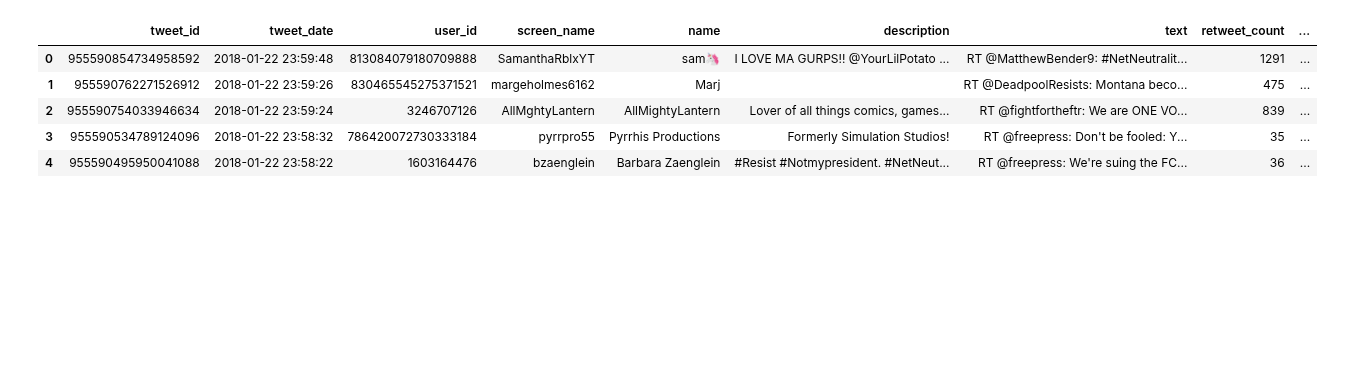
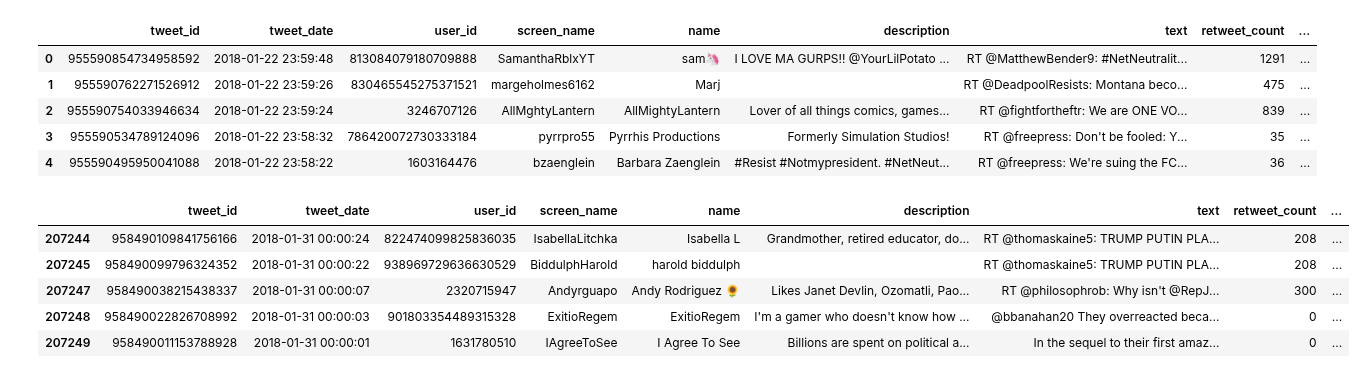
Before and after one commit to bouncebarkrun/Springboard-Data-Science-Career-Track, a Jupyter notebook: 2nd Capstone Project/Code/Capstone 2 Data Wrangling and Exploratory Data Analysis.ipynb, the cells around one changed output. Drawn from its saved outputs; the diff is of its cells as text; code cells hidden in the pictures; blank space fills up the shorter version.

```diff
--- a/2nd Capstone Project/Code/Capstone 2 Data Wrangling and Exploratory Data Analysis.ipynb
+++ b/2nd Capstone Project/Code/Capstone 2 Data Wrangling and Exploratory Data Analysis.ipynb
@@ -109,0 +120,9 @@ from collections import Counter
+# %%
+df.tail()
+# %% [output]
+|  | tweet_id | tweet_date | user_id | screen_name | name | description | text | retweet_count | ... |
+| 207244 | 958490109841756166 | 2018-01-31 00:00:24 | 822474099825836035 | IsabellaLitchka | Isabella L | Grandmother, retired educator, do... | RT @thomaskaine5: TRUMP PUTIN PLA... | 208 | ... |
+| 207245 | 958490099796324352 | 2018-01-31 00:00:22 | 938969729636630529 | BiddulphHarold | harold biddulph |  | RT @thomaskaine5: TRUMP PUTIN PLA... | 208 | ... |
+| 207247 | 958490038215438337 | 2018-01-31 00:00:07 | 2320715947 | Andyrguapo | Andy Rodriguez 🌻 | Likes Janet Devlin, Ozomatli, Pao... | RT @philosophrob: Why isn't @RepJ... | 300 | ... |
+| 207248 | 958490022826708992 | 2018-01-31 00:00:03 | 901803354489315328 | ExitioRegem | ExitioRegem | I'm a gamer who doesn't know how ... | @bbanahan20 They overreacted beca... | 0 | ... |
+| 207249 | 958490011153788928 | 2018-01-31 00:00:01 | 1631780510 | IAgreeToSee | I Agree To See | Billions are spent on political a... | In the sequel to their first amaz... | 0 | ... |
```
Also changed, not shown: parts of 12 cells of this notebook.
